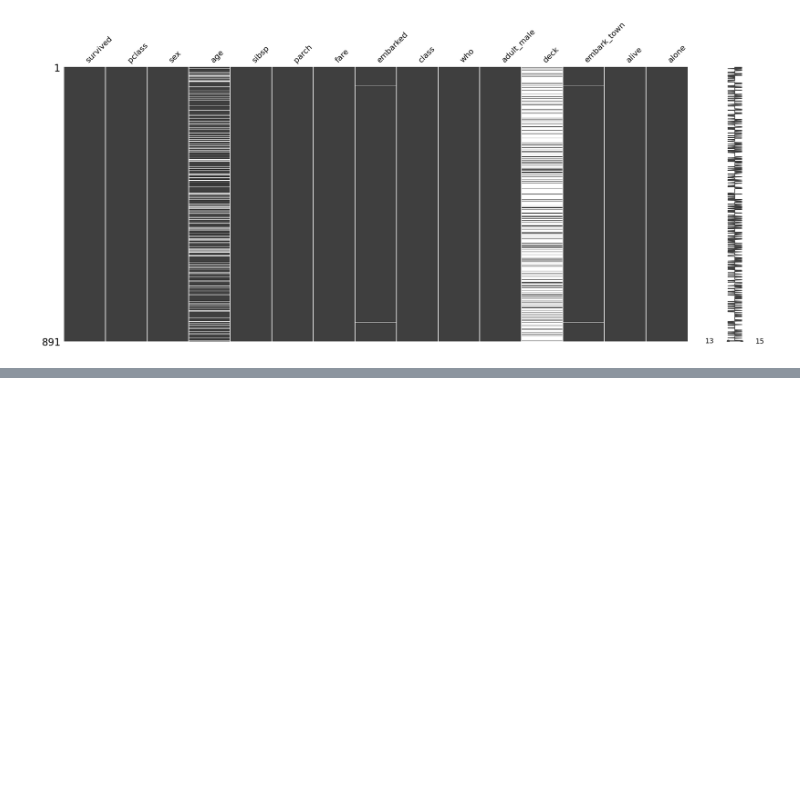
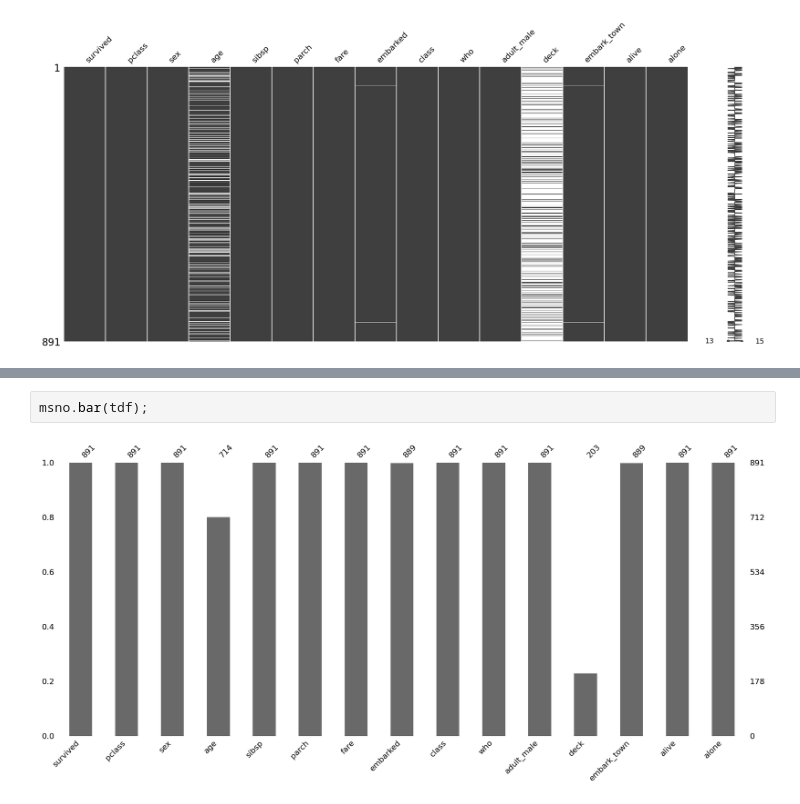
Before and after one commit to yeojeong735/2025-1-BD, a Jupyter notebook: inclass/07w_0421_easy_ch07.ipynb, the cells around one changed output, grey strips where cells are left out. Drawn from its saved outputs; the diff is of its cells as text; blank space fills up the shorter version.

```diff
--- a/inclass/07w_0421_easy_ch07.ipynb
+++ b/inclass/07w_0421_easy_ch07.ipynb
@@ -166,0 +325,4 @@ msno.matrix(tdf);
+# %%
+msno.bar(tdf);
+# %% [output]
+[figure, added]
```
Also changed, not shown: parts of 24 cells of this notebook.
